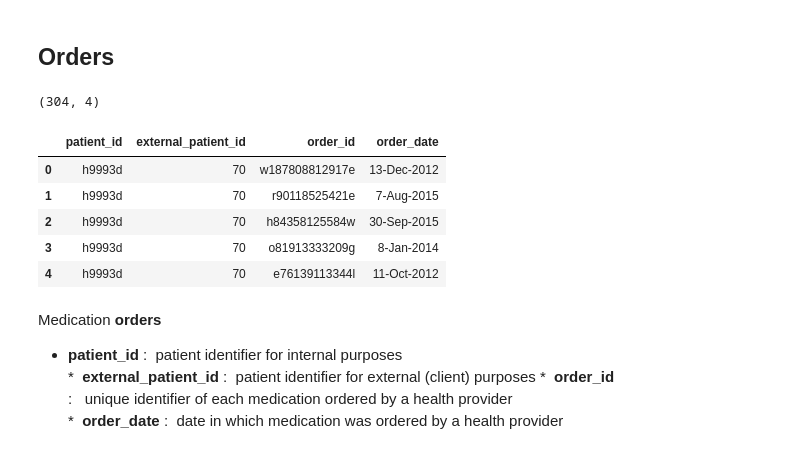
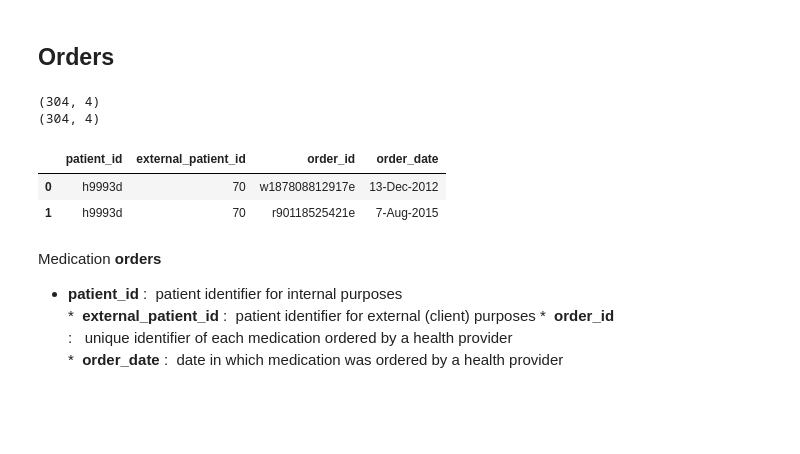
Before and after one commit to btq/FI_questions, a Jupyter notebook: flatiron_questions_6132016.ipynb, the cells around one changed output. Drawn from its saved outputs; the diff is of its cells as text; code cells hidden in the pictures; blank space fills up the shorter version.

```diff
--- a/flatiron_questions_6132016.ipynb
+++ b/flatiron_questions_6132016.ipynb
@@ -17,15 +73,16 @@ practices_f = 'flatiron_qs_orders_admins_practices.csv'
 # %%
 orders_df = pd.read_csv(orders_f)
 print orders_df.shape
-orders_df.head()
+# drop any duplicated lines, those with same order_id and order_date
+orders_df = orders_df.drop_duplicates(subset=['order_id','order_date'])
+print orders_df.shape
+orders_df.head(2)
 # %% [output]
 (304, 4)
+(304, 4)
 |  | patient_id | external_patient_id | order_id | order_date |
 | 0 | h9993d | 70 | w187808812917e | 13-Dec-2012 |
 | 1 | h9993d | 70 | r90118525421e | 7-Aug-2015 |
-| 2 | h9993d | 70 | h84358125584w | 30-Sep-2015 |
-| 3 | h9993d | 70 | o81913333209g | 8-Jan-2014 |
-| 4 | h9993d | 70 | e76139113344l | 11-Oct-2012 |
 # %% [markdown]
 Medication **orders**
 * **patient_id** :  patient identifier for internal purposes
```
Also changed, not shown: parts of 24 cells of this notebook, 3 other files.
